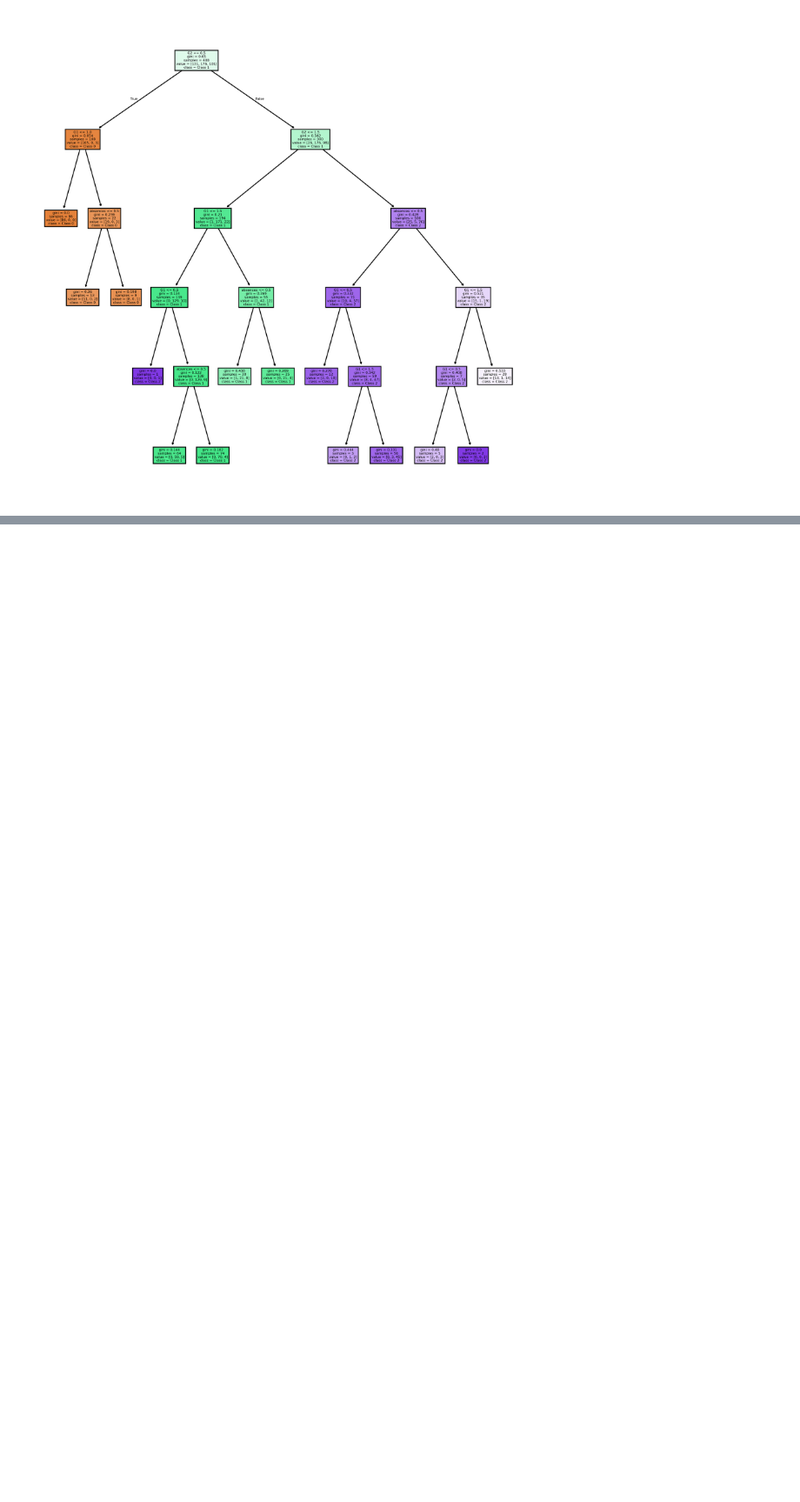
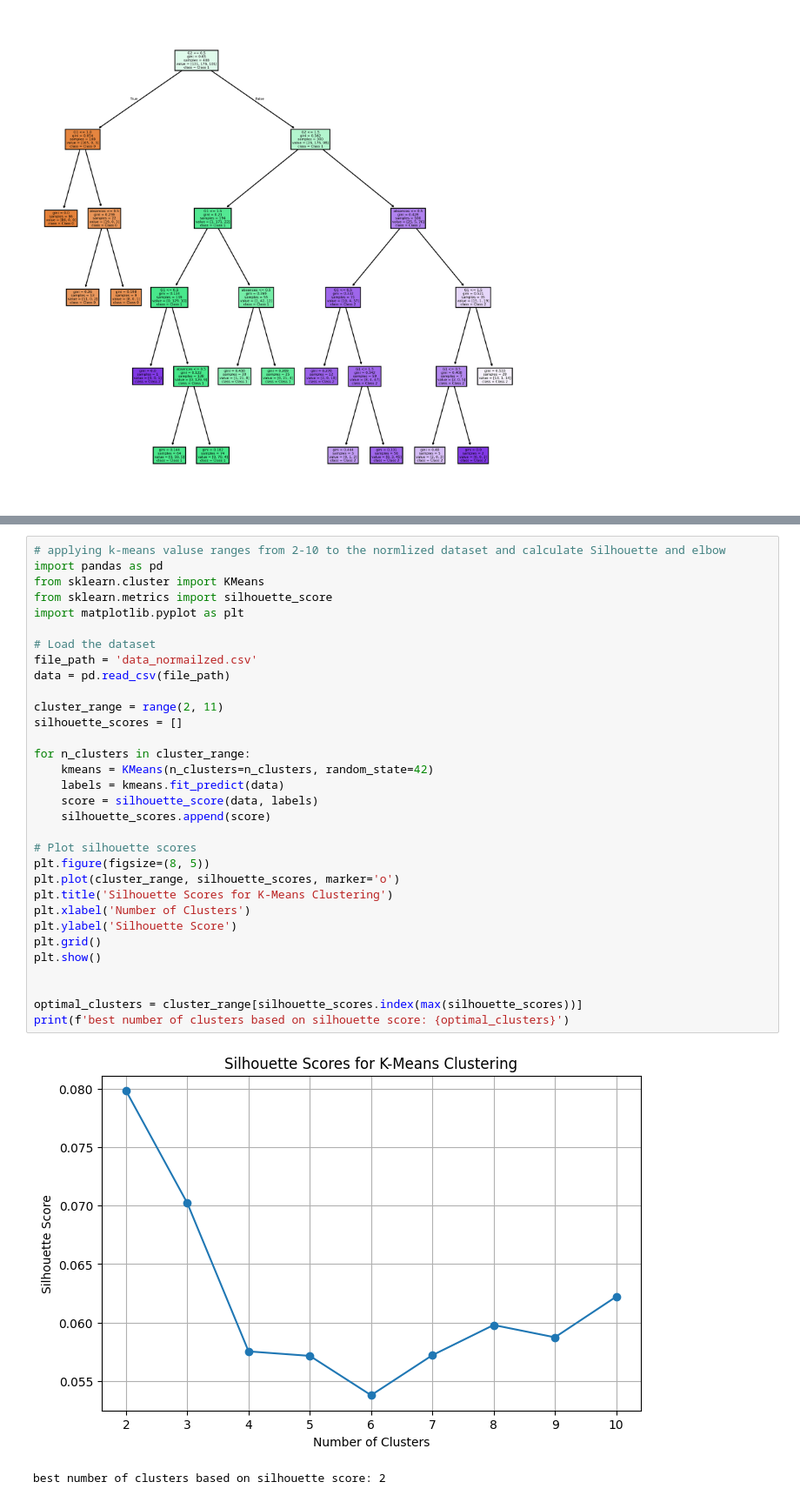
Before and after one commit to iraseel74/mining-project, a Jupyter notebook: Reports/Phase3.ipynb, the cells around one changed output, grey strips where cells are left out. Shown at 87% size. Cells and saved outputs as stored; diff of their text form; blank space fills up the shorter version.

```diff
--- a/Reports/Phase3.ipynb
+++ b/Reports/Phase3.ipynb
@@ -309,0 +180,35 @@ K=5 provides a balance between compactness (inertia) and silhouette score
+# %%
+# applying k-means valuse ranges from 2-10 to the normlized dataset and calculate Silhouette and elbow
+import pandas as pd
+from sklearn.cluster import KMeans
+from sklearn.metrics import silhouette_score
+import matplotlib.pyplot as plt
+
+# Load the dataset
+file_path = 'data_normailzed.csv'
+data = pd.read_csv(file_path)
+
+cluster_range = range(2, 11)
+silhouette_scores = []
+
+for n_clusters in cluster_range:
+    kmeans = KMeans(n_clusters=n_clusters, random_state=42)
+    labels = kmeans.fit_predict(data)
+    score = silhouette_score(data, labels)
+    silhouette_scores.append(score)
+
+# Plot silhouette scores
+plt.figure(figsize=(8, 5))
+plt.plot(cluster_range, silhouette_scores, marker='o')
+plt.title('Silhouette Scores for K-Means Clustering')
+plt.xlabel('Number of Clusters')
+plt.ylabel('Silhouette Score')
+plt.grid()
+plt.show()
+
+
+optimal_clusters = cluster_range[silhouette_scores.index(max(silhouette_scores))]
+print(f'best number of clusters based on silhouette score: {optimal_clusters}')
+# %% [output]
+[figure, added]
+best number of clusters based on silhouette score: 2
```
Also changed, not shown: parts of 20 cells of this notebook.
